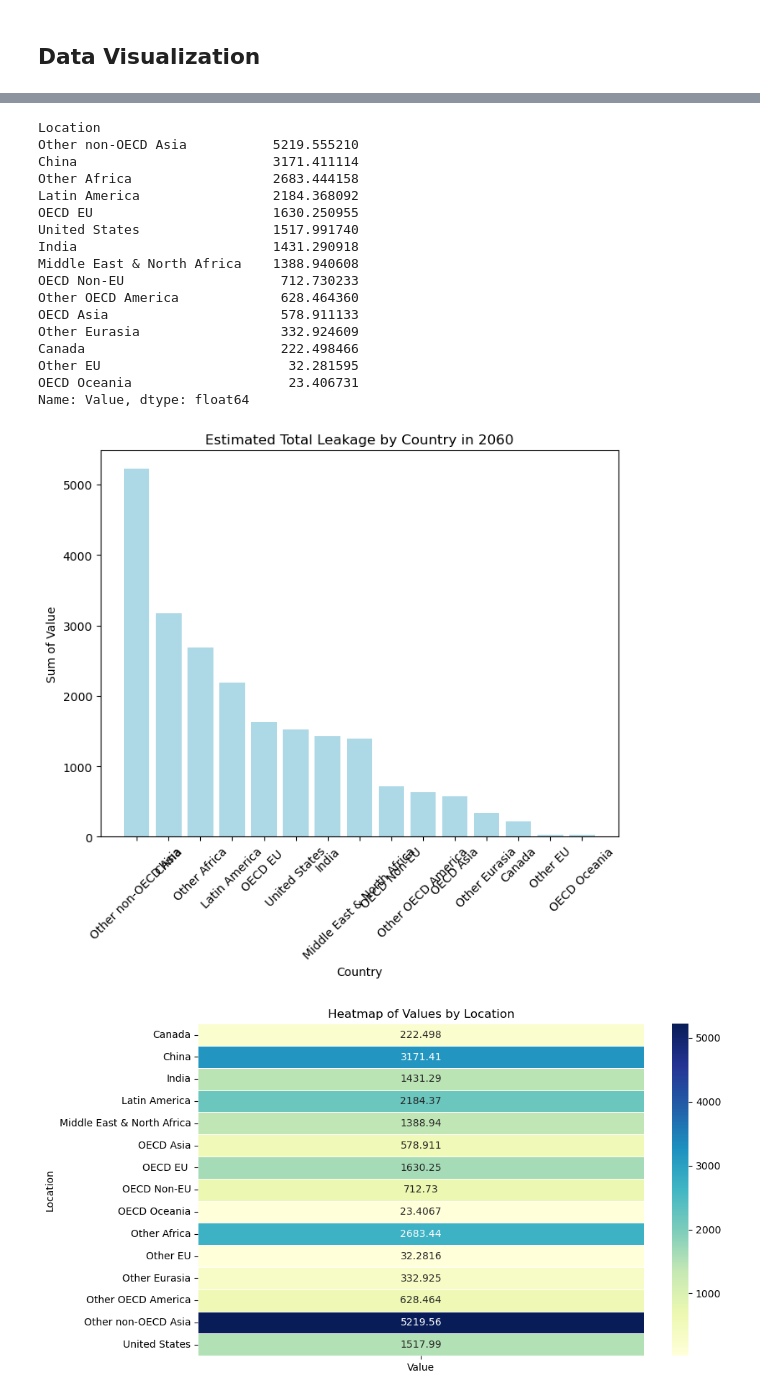
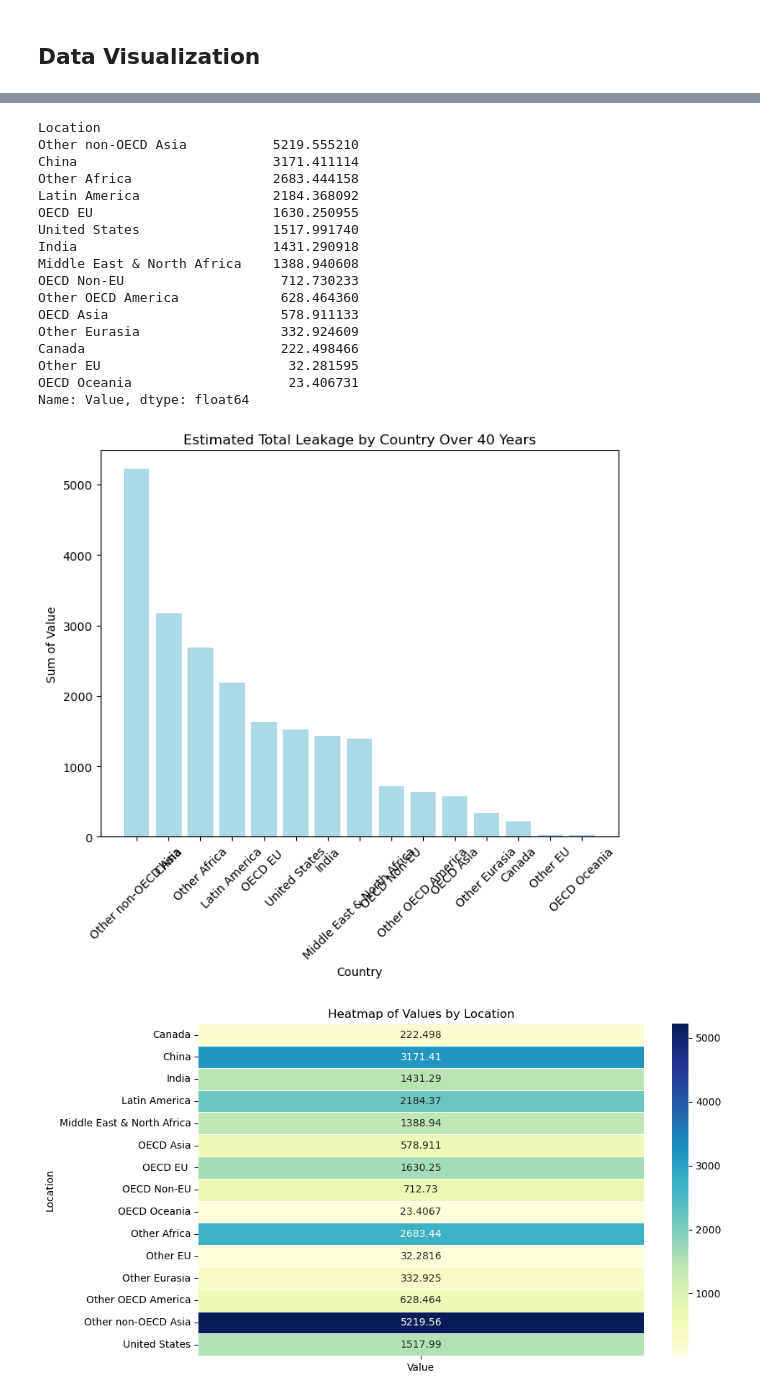
Before and after one commit to anly501/dsan-5000-project-kendallgilbert180, a Jupyter notebook: dsan-website/5000-website/codes/03-data-exploration/eda_1a.ipynb, the cells around one changed output, grey strips where cells are left out. Drawn from its saved outputs; the diff is of its cells as text; code cells hidden in the pictures.

```diff
--- a/dsan-website/5000-website/codes/03-data-exploration/eda_1a.ipynb
+++ b/dsan-website/5000-website/codes/03-data-exploration/eda_1a.ipynb
@@ -67,33 +68,33 @@ Name: Value, dtype: float64
 # %%
-#| code-fold: true
 country_sum = data1a.groupby("Location")["Value"].sum()
-# Sum of values for each country Bar Chart
+
+# Bar Chart - Sum of Values for Each Location
 country_sum = country_sum.sort_values(ascending=False)
 print(country_sum)
 plt.figure(figsize=(8, 6))
 plt.bar(country_sum.index, country_sum.values, color='#ADD8E6')
 plt.xlabel("Country")
 plt.ylabel("Sum of Value")
-plt.title("Estimated Total Leakage by Country in 2060")
+plt.title("Estimated Total Leakage by Country Over 40 Years")
 plt.xticks(rotation=45)
 plt.show()
 # %% [output]
 Location
 Other non-OECD Asia           5219.555210
 China                         3171.411114
 Other Africa                  2683.444158
 Latin America                 2184.368092
 OECD EU                       1630.250955
 United States                 1517.991740
 India                         1431.290918
 Middle East & North Africa    1388.940608
 OECD Non-EU                    712.730233
 Other OECD America             628.464360
 OECD Asia                      578.911133
 Other Eurasia                  332.924609
 Canada                         222.498466
 Other EU                        32.281595
 OECD Oceania                    23.406731
 Name: Value, dtype: float64
-[figure, old version]
+[figure, new version]
 # %%
```
Also changed, not shown: parts of 10 cells of this notebook, 29 other files.
